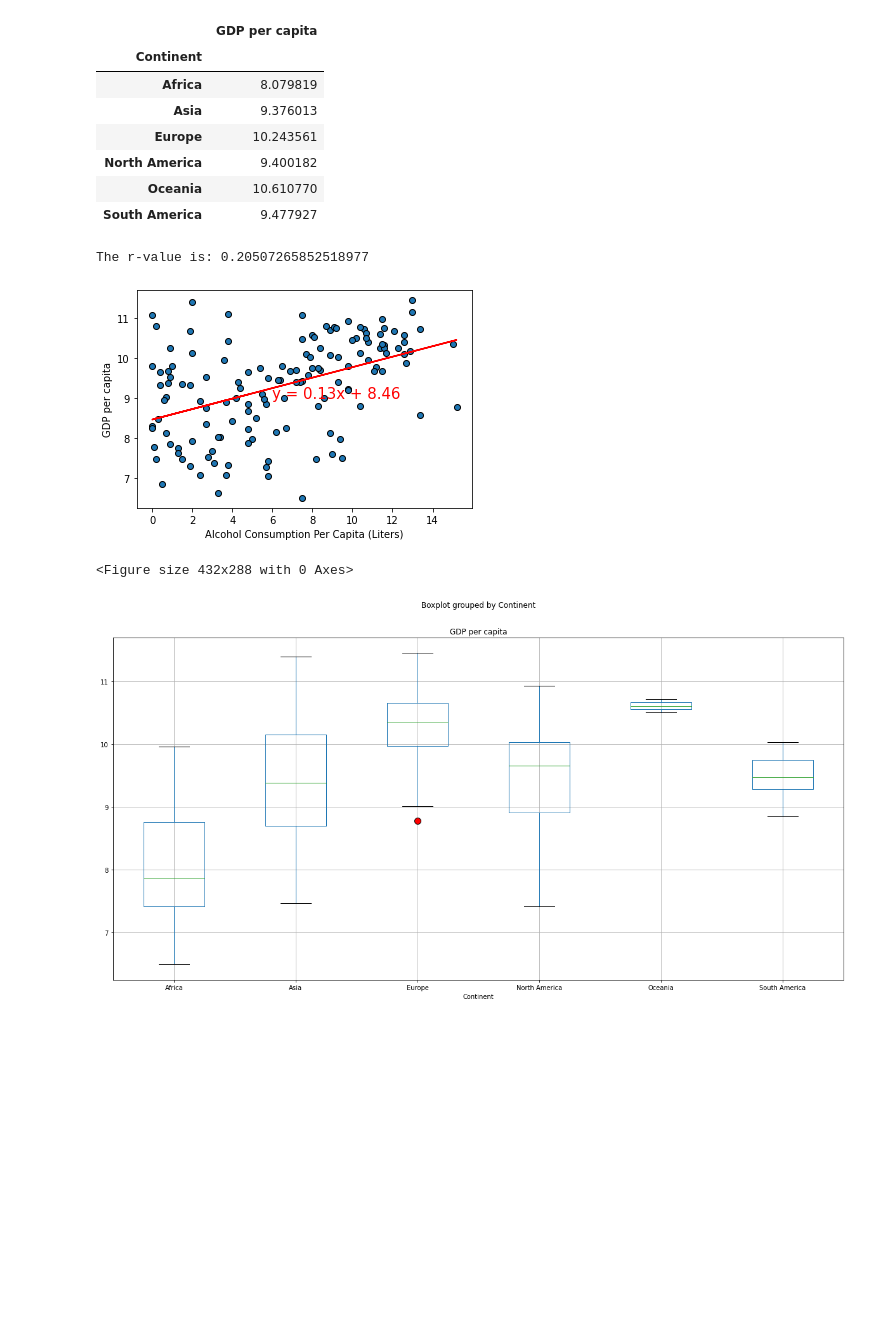
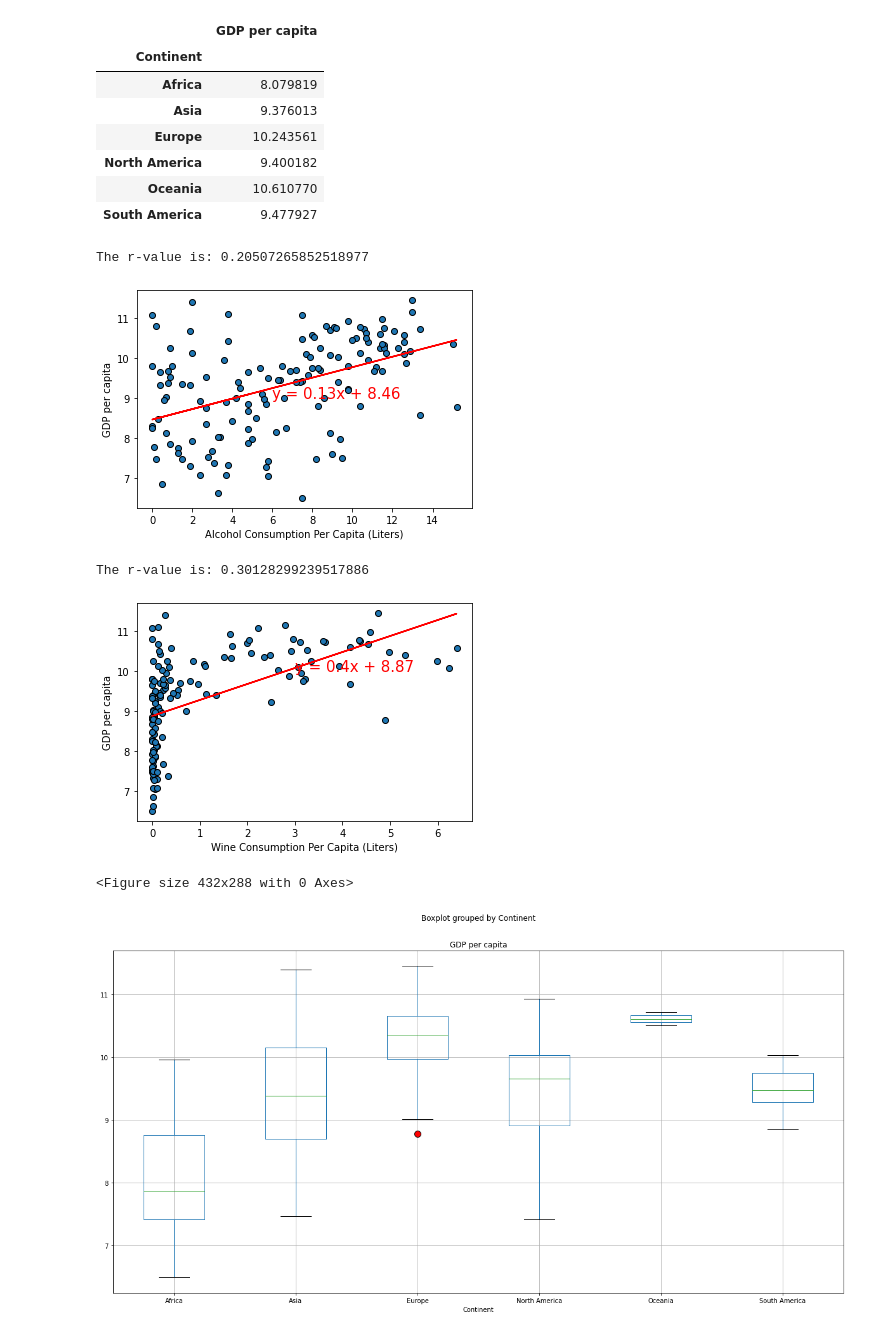
Before and after one commit to reccleston/data-analysis-project-1, a Jupyter notebook: nadia/project_work_with_Ryan.ipynb, the cells around one changed output. Drawn from its saved outputs; the diff is of its cells as text; code cells hidden in the pictures; blank space fills up the shorter version.

```diff
--- a/nadia/project_work_with_Ryan.ipynb
+++ b/nadia/project_work_with_Ryan.ipynb
@@ -416,13 +439,18 @@ gdp_by_continent_mean
 # %%
 #Plot linear regression between the GDP per capita and Alcohol Consumption
 x_values=gdp_and_life_expectancy_df['Alcohol Consumption Per Capita (Liters)']
 y_values=gdp_and_life_expectancy_df['GDP per capita']
 plot_linear_regression(x_values,y_values,'GDP per capita',(6,9))
-plt.savefig("output_data/alcohol_consumption_and_gdp_worldwide_linear_regression.png")
+x_values=gdp_and_life_expectancy_df['Wine Consumption per capita (Liters)']
+y_values=gdp_and_life_expectancy_df['GDP per capita']
+plot_wine_linear_regression(x_values,y_values,'GDP per capita',(3,10))
+plt.savefig("output_data/alcohol_and_wine_consumption_and_gdp_worldwide_linear_regression.png")
 # %% [output]
 The r-value is: 0.20507265852518977
 [figure]
-<Figure size 432x288 with 0 Axes>
+The r-value is: 0.30128299239517886
+[figure, added]
+<Figure size 432x288 with 0 Axes>
 # %%
 #Boxplot of GDP by Continent
 gdp_and_life_expectancy_df.boxplot("GDP per capita", by="Continent", figsize=(20, 10), flierprops=dict(markerfacecolor='red', markersize=10));
```
Also changed, not shown: parts of 7 cells of this notebook, 4 other files.
